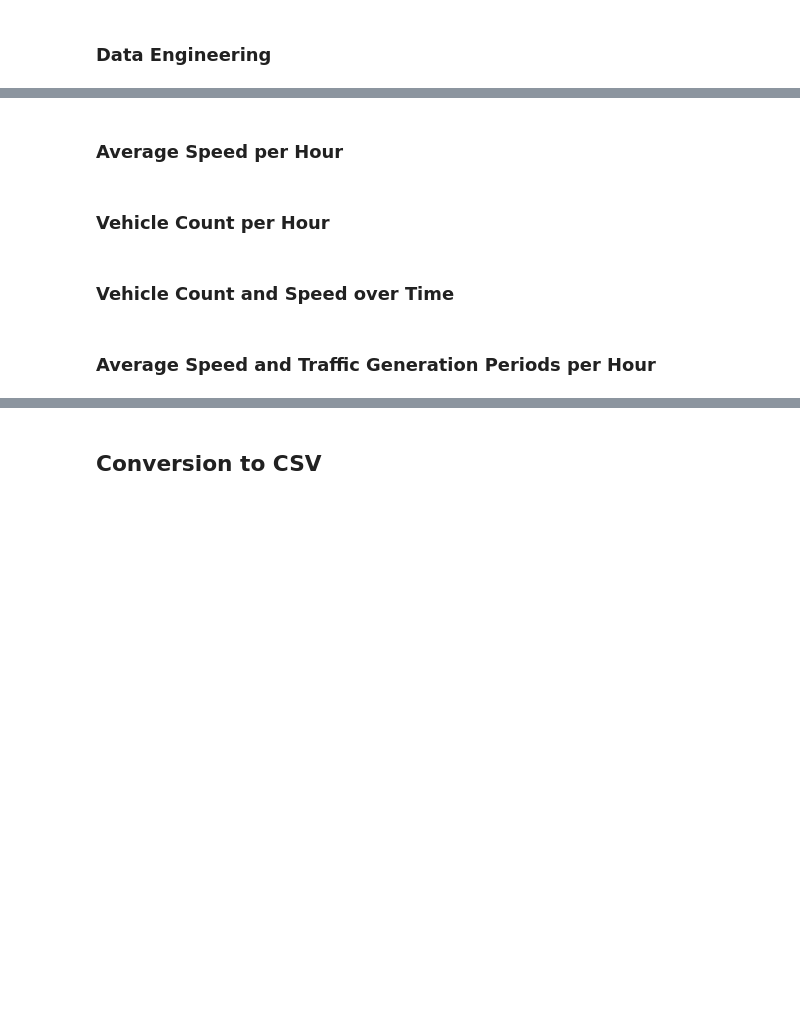
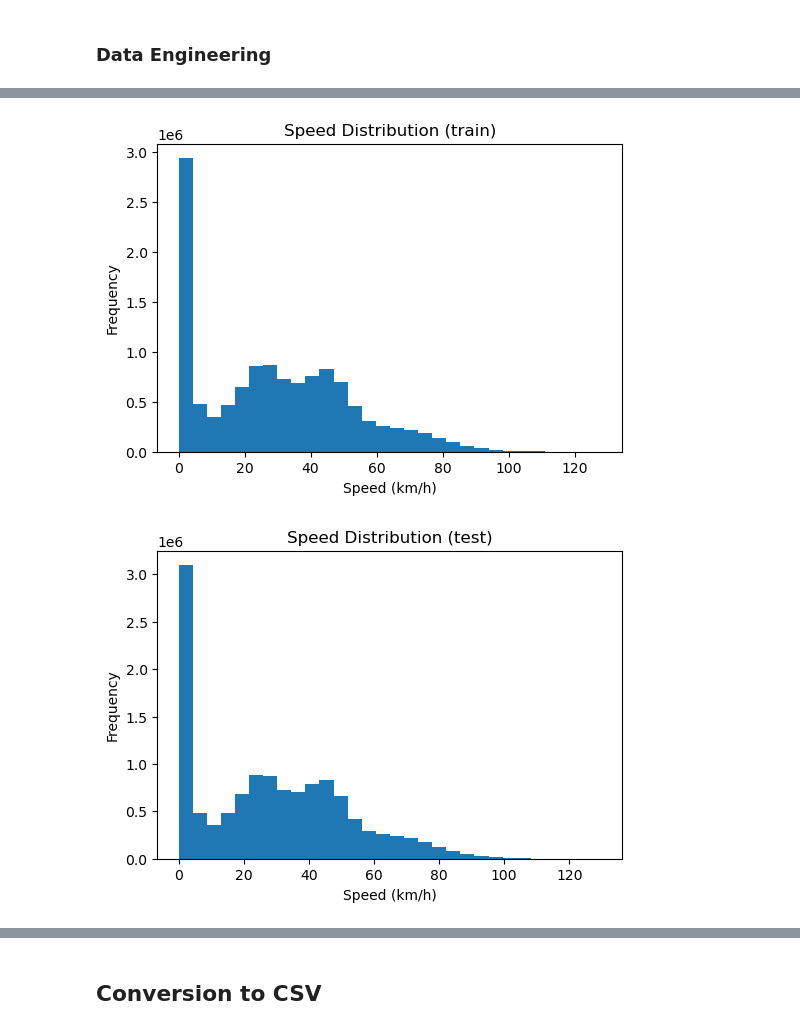
Before and after one commit to geokyr/diploma-thesis, a Jupyter notebook: dataset/dataset.ipynb, the cells around one changed output, grey strips where cells are left out. Cells and saved outputs as stored; diff of their text form; code cells hidden in the pictures; blank space fills up the shorter version.

```diff
--- a/dataset/dataset.ipynb
+++ b/dataset/dataset.ipynb
@@ -322,0 +379,33 @@ test_hourly = (
+# %%
+def process_and_aggregate_dataset(df, df_name):
+    df = df.dropna().reset_index(drop=True)
+    df = df[df["timestep_time"] < 36000].reset_index(drop=True)
+
+    df["second"] = df["timestep_time"].astype(int)
+    df["hour"] = (df["timestep_time"] // 3600).astype(int)
+
+    print(f"Dataset: {df_name}")
+    print(f"Data shape: {df.shape}")
+    print(f"Average speed: {df['speed_kmh'].mean():.2f} km/h")
+    print(f"Average distance (max odometer): {df.groupby('vehicle_id')['odometer'].max().mean():.2f} m")
+    print(f"Unique vehicles: {df['vehicle_id'].nunique()}")
+    print(f"Time span: {df['timestep_time'].min():.2f} s to {df['timestep_time'].max():.2f} s")
+    if "train" in df_name:
+        print()
+
+    df_secondly = (
+        df.groupby("second")
+        .agg(avg_speed_kmh=("speed_kmh", "mean"), vehicle_count=("vehicle_id", "nunique"))
+        .reset_index()
+    )
+
+    df_hourly = (
+        df.groupby("hour")
+        .agg(avg_speed_kmh=("speed_kmh", "mean"), vehicle_count=("vehicle_id", "nunique"))
+        .reset_index()
+    )
+
+    return df, df_secondly, df_hourly
+# %%
+train_df, train_secondly, train_hourly = process_and_aggregate_dataset(train_df, "train")
+test_df, test_secondly, test_hourly = process_and_aggregate_dataset(test_df, "test")
@@ -323,7 +428,7 @@ test_hourly = (
 # %%
-for df, df_name in [(train_df, "train"), (test_df, "test")]:
+def plot_speed_histogram(df, df_name, bins=30):
     plt.figure(figsize=(6, 4))
-    plt.hist(df["speed_kmh"], bins=30)
+    plt.hist(df["speed_kmh"], bins=bins)
     plt.title(f"Speed Distribution ({df_name})")
     plt.xlabel("Speed (km/h)")
     plt.ylabel("Frequency")
@@ -351,2 +435,0 @@ for df, df_name in [(train_secondly, "train"), (test_secondly, "test")]:
-# %% [markdown]
-### Average Speed per Hour
@@ -361,2 +435,0 @@ for df, df_name in [(train_hourly, "train"), (test_hourly, "test")]:
-# %% [markdown]
-### Vehicle Count per Hour
@@ -371,3 +436,7 @@ for df, df_name in [(train_hourly, "train"), (test_hourly, "test")]:
-# %% [markdown]
-### Vehicle Count and Speed over Time
+# %%
+plot_speed_histogram(train_df, "train")
+plot_speed_histogram(test_df, "test")
+# %% [output]
+[figure, added]
+[figure, added]
 # %%
@@ -384,3 +456 @@ for df, df_name in [(train_secondly, "train"), (test_secondly, "test")]:
     plt.show()
-# %% [markdown]
-### Average Speed and Traffic Generation Periods per Hour
```
Also changed, not shown: parts of 66 cells of this notebook, 1 other file.
